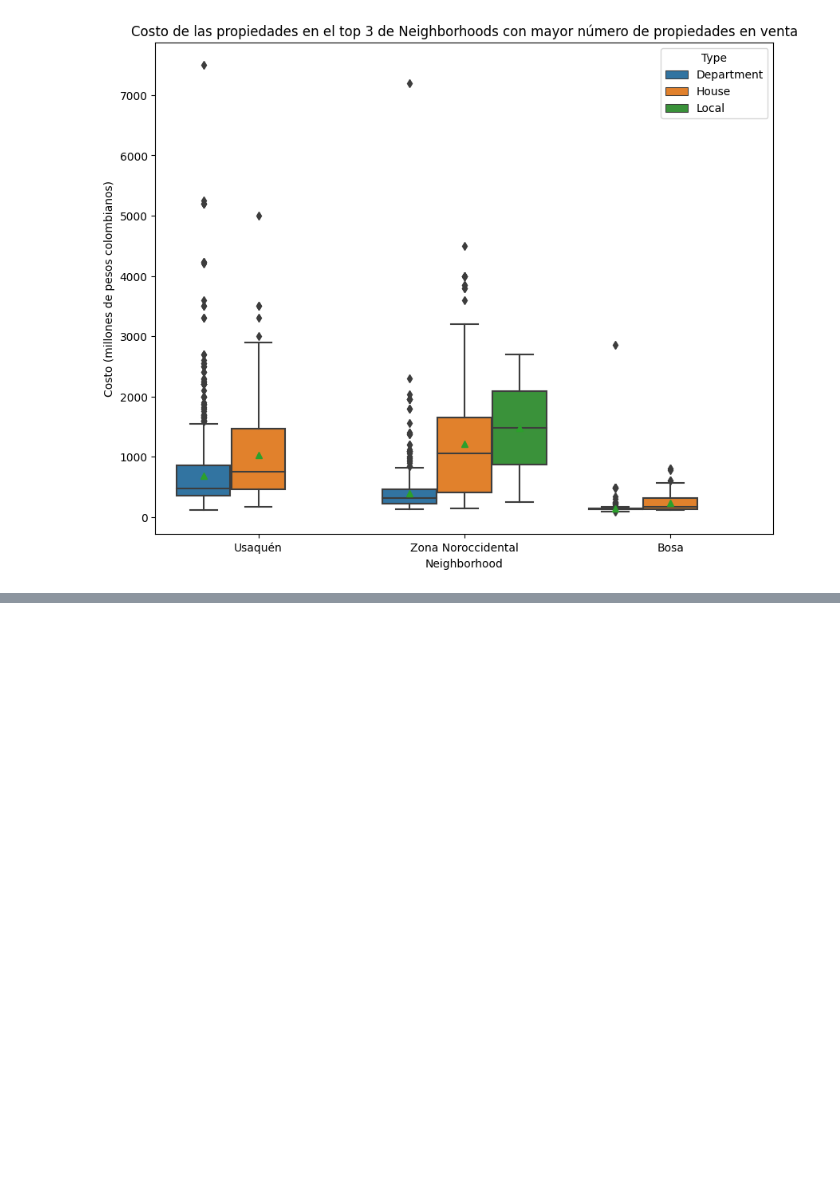
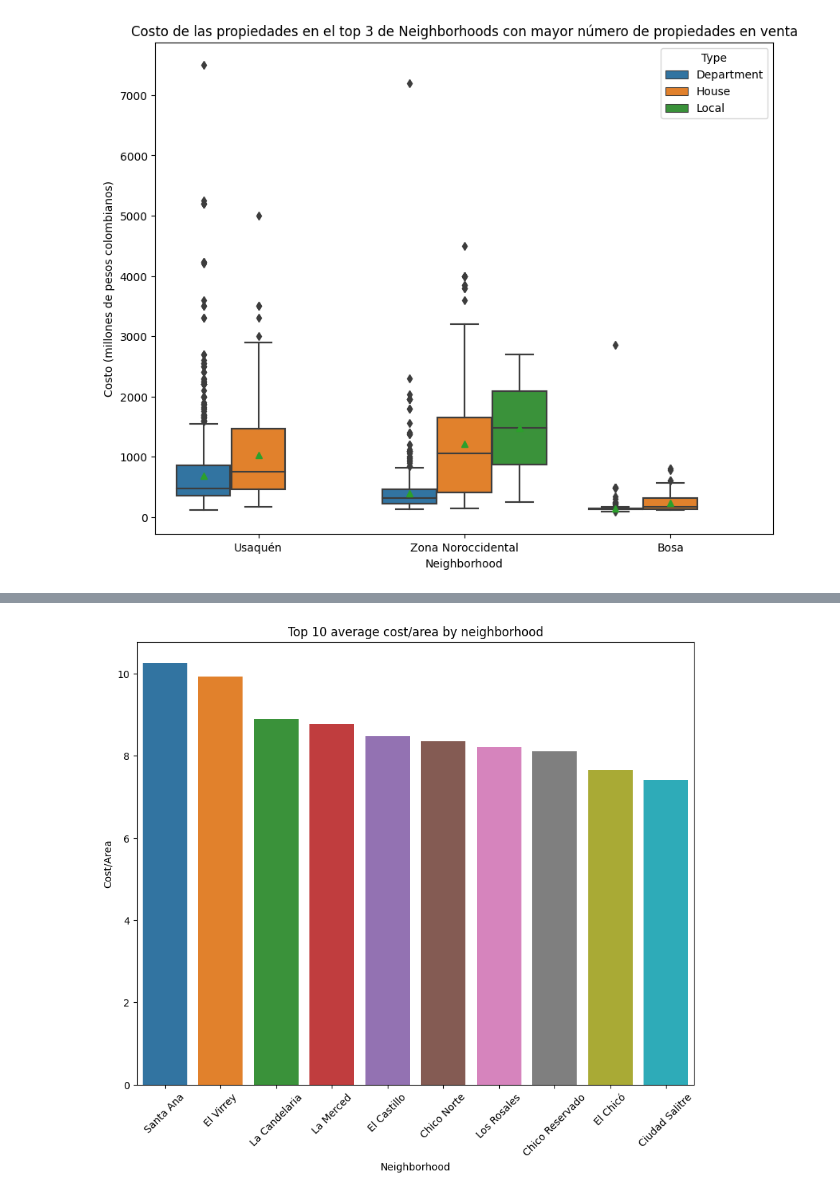
Before and after one commit to EmmanuelMald/Inmersion-datos-Aiura-LATAM, a Jupyter notebook: Integrate_work.ipynb, the cells around one changed output, grey strips where cells are left out. Drawn from its saved outputs; the diff is of its cells as text; code cells hidden in the pictures; blank space fills up the shorter version.

Commit message:
update graphics to seaborn

```diff
--- a/Integrate_work.ipynb
+++ b/Integrate_work.ipynb
@@ -224,0 +227,7 @@ plt.show()
+# %%
+df_nbhds=data.groupby("Neighborhood").sum(numeric_only=True) #numeric_only will
+# need to be changed to True in future versions
+df_nbhds["c_a_m"]=df_nbhds.cost_millions/df_nbhds.Area #c_a_m=cost_area_millions
+df_nbhds.reset_index(drop=False,inplace=True)
+df_nbhds.sort_values("c_a_m",ascending=False,inplace=True)
+df_nbhds
@@ -224,0 +248,9 @@ plt.show()
+# %%
+plt.figure(figsize=((10,8)))
+gp=sns.barplot(data=df_nbhds, x=df_nbhds.Neighborhood.head(10), y="c_a_m")
+plt.xticks(rotation=45)
+gp.set_title("Top 10 average cost/area by neighborhood")
+gp.set_ylabel("Cost/Area")
+plt.show()
+# %% [output]
+[figure, added]
```
Also changed, not shown: parts of 2 cells of this notebook.
